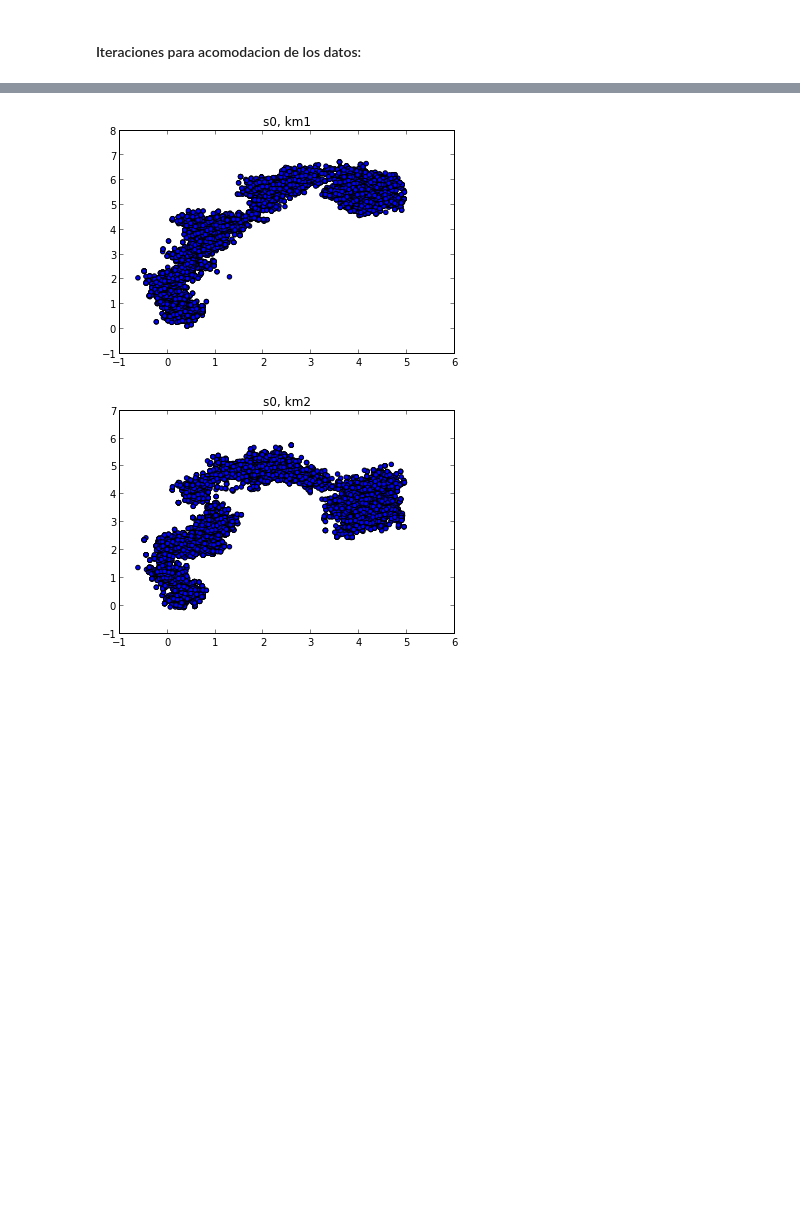
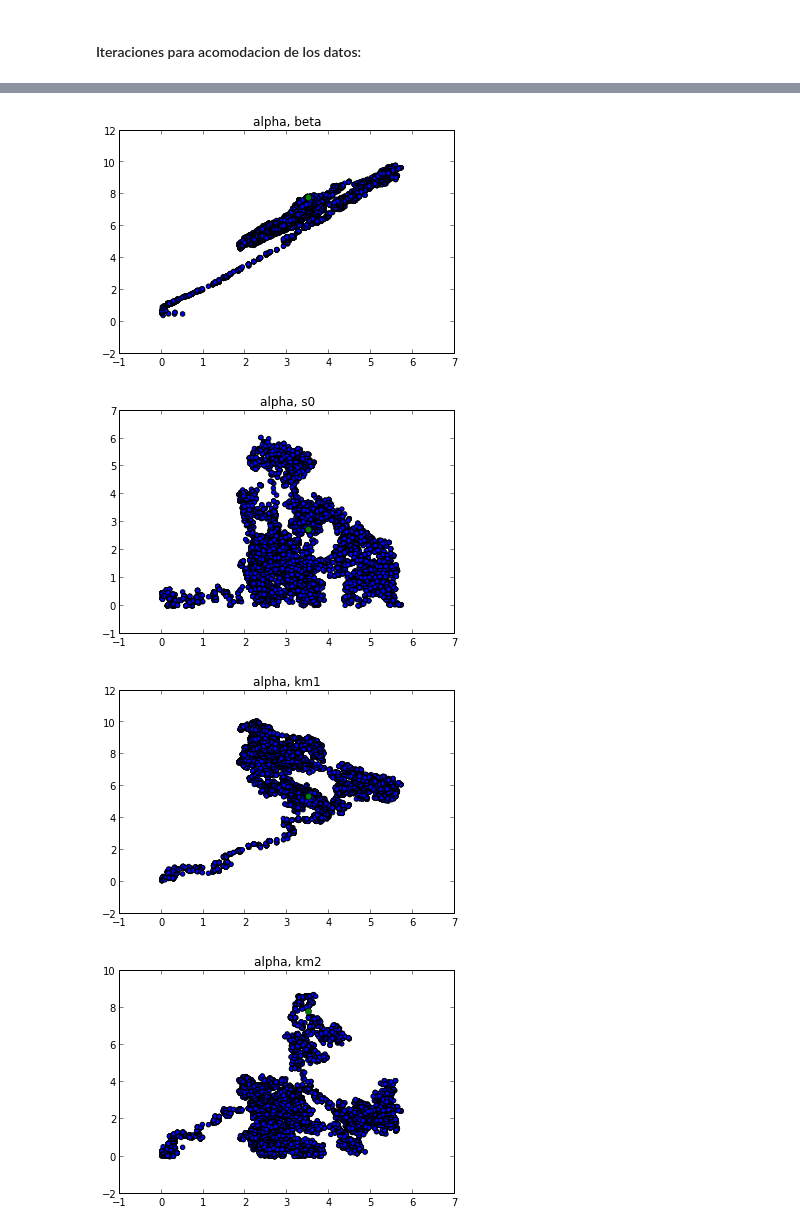
Before and after one commit to HalbardHobby/FisicaComputacional, a Jupyter notebook: Tarea8/TryDis.ipynb, the cells around one changed output, grey strips where cells are left out. Saved outputs shown, nothing was run; the diff lists cells and outputs as text; code cells hidden in the pictures; blank space fills up the shorter version.

```diff
--- a/Tarea8/TryDis.ipynb
+++ b/Tarea8/TryDis.ipynb
@@ -226,10 +195,57 @@ show()
-# %%
-title("s0, km1")
-scatter(s0_walk, km1_walk)
-show()
-title("s0, km2")
-scatter(s0_walk, km2_walk)
-show()
-# %% [output]
-[figure, removed]
-[figure, removed]
+# %%
+indiceChi=argmin(chi_2)
+
+title("alpha, beta")
+scatter(alpha_walk,beta_walk)
+plot(alpha_walk[indiceChi],beta_walk[indiceChi],'go')
+show()
+
+title("alpha, s0")
+scatter(alpha_walk,s0_walk)
+plot(alpha_walk[indiceChi],s0_walk[indiceChi],'go')
+show()
+
+title("alpha, km1")
+scatter(alpha_walk, km1_walk)
+plot(alpha_walk[indiceChi],km1_walk[indiceChi],'go')
+show()
+
+title("alpha, km2")
+scatter(alpha_walk, km2_walk)
+plot(alpha_walk[indiceChi],beta_walk[indiceChi],'go')
+show()
+
+title("beta, s0")
+scatter(beta_walk,s0_walk)
+plot(beta_walk[indiceChi],s0_walk[indiceChi],'go')
+show()
+
+title("beta, km1")
+scatter(beta_walk, km1_walk)
+plot(beta_walk[indiceChi],km1_walk[indiceChi],'go')
+show()
+
+title("beta, km2")
+scatter(beta_walk, km2_walk)
+plot(beta_walk[indiceChi],km2_walk[indiceChi],'go')
+show()
+
+title("s0, km1")
+scatter(s0_walk, km1_walk)
+plot(s0_walk[indiceChi],km1_walk[indiceChi],'go')
+show()
+
+title("s0, km2")
+scatter(s0_walk, km2_walk)
+plot(s0_walk[indiceChi],km2_walk[indiceChi],'go')
+show()
+
+title("km1, km2")
+scatter(km1_walk, km2_walk)
+plot(km1_walk[indiceChi],km2_walk[indiceChi],'go')
+show()
+# %% [output]
+[figure, added]
+[figure, added]
+[figure, added]
+[figure, added]
```
Also changed, not shown: parts of 10 cells of this notebook.
